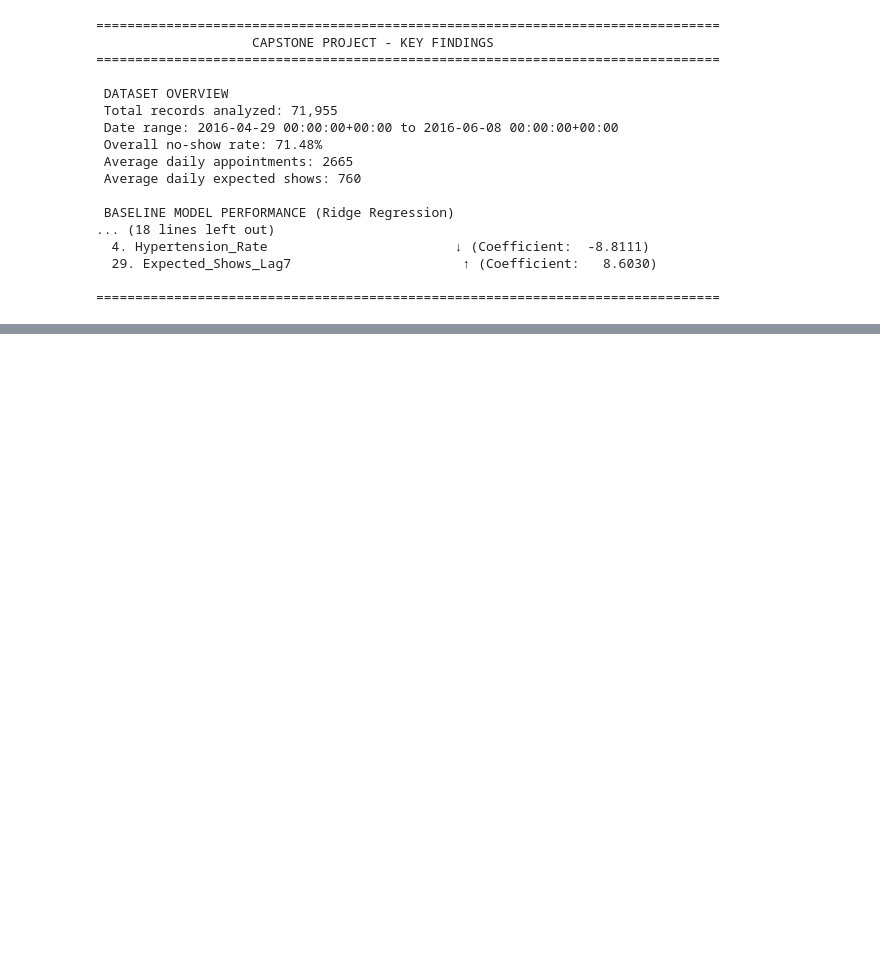
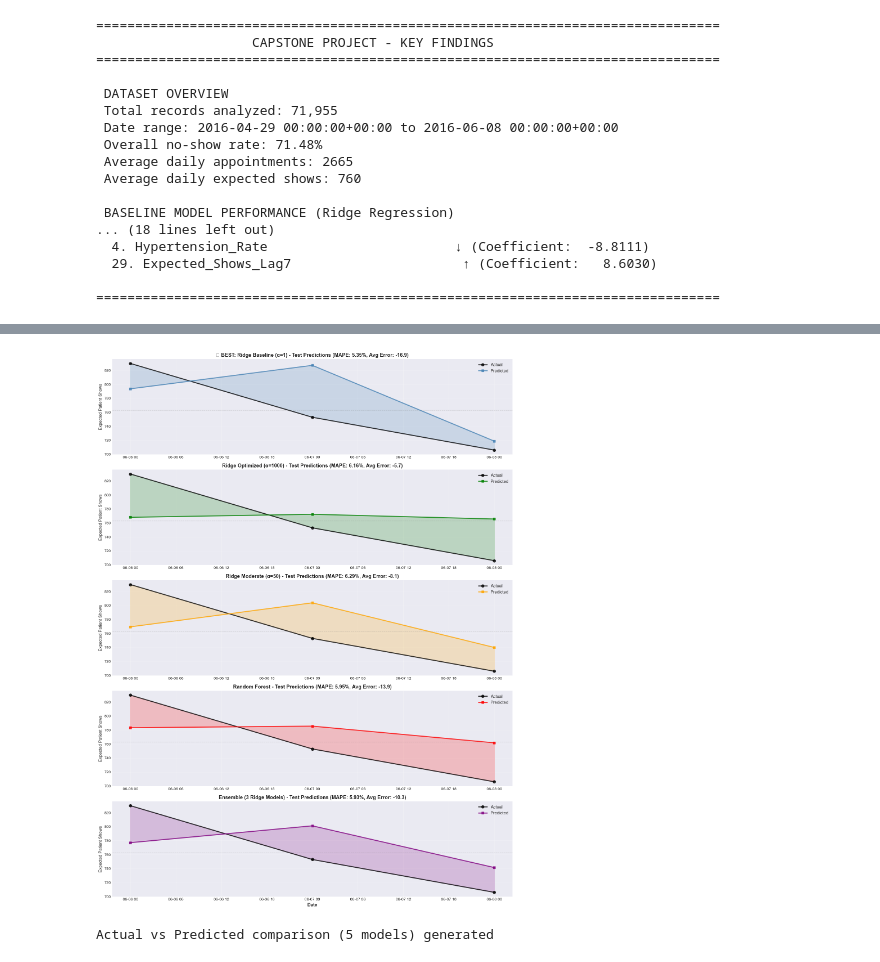
Before and after one commit to RajGemini11/Saravwerk, a Jupyter notebook: Capstone_Project/Hospital_Staff_Optimization_Model.ipynb, the cells around one changed output, grey strips where cells are left out. Drawn from its saved outputs; the diff is of its cells as text; code cells hidden in the pictures; blank space fills up the shorter version.

```diff
--- a/Capstone_Project/Hospital_Staff_Optimization_Model.ipynb
+++ b/Capstone_Project/Hospital_Staff_Optimization_Model.ipynb
@@ -1016,0 +1561,63 @@ Next Steps: Module 24 will explore advanced models and optimization.
+# %%
+##Visualization 2: Actual vs Predicted (All Models)
+# ============================================================================
+
+# 5-panel comparison: Actual vs Predicted for all models
+fig, axes = plt.subplots(5, 1, figsize=(15, 20))
+
+# Prepare data for plotting
+models_plot_data = [
+    ('Ridge Baseline (α=1)', y_test_pred,
+     models_comparison[models_comparison['Model'].str.contains('Baseline')]['Test_MAPE'].values[0],
+     'steelblue'),
+    (f'Ridge Optimized (α={best_alpha})', y_test_pred_ridge_opt,
+     models_comparison[models_comparison['Model'].str.contains('Optimized')]['Test_MAPE'].values[0],
+     'green'),
+    ('Ridge Moderate (α=50)',  y_test_pred_ridge_moderate,
+     models_comparison[models_comparison['Model'].str.contains('Moderate')]['Test_MAPE'].values[0],
+     'orange'),
+    ('Random Forest', y_test_pred_rf,
+     models_comparison[models_comparison['Model'].str.contains('Forest')]['Test_MAPE'].values[0],
+     'red'),
+    ('Ensemble (3 Ridge Models)', y_test_pred_ensemble,
+     models_comparison[models_comparison['Model'].str.contains('Ensemble')]['Test_MAPE'].values[0],
+     'purple')
+]
+
+for idx, (name, predictions, mape, color) in enumerate(models_plot_data):
+    # Plot actual
+    axes[idx].plot(y_test.index, y_test, label='Actual',
+                   color='black', linewidth=2.5, alpha=0.8, marker='o', markersize=7)
+
+    # Plot predicted
+    axes[idx].plot(y_test.index, predictions, label='Predicted',
+                   color=color, linewidth=2.5, alpha=0.8, marker='s', markersize=6)
+
+    # Fill between
+    axes[idx].fill_between(y_test.index, y_test, predictions,
+                           alpha=0.2, color=color)
+
+    # Calculate and show errors
+    errors = y_test - predictions
+    mean_error = errors.mean()
+
+    # Formatting
+    title_prefix = "⭐ BEST: " if mape == test_mapes.min() else ""
+    axes[idx].set_title(f'{title_prefix}{name} - Test Predictions (MAPE: {mape:.2f}%, Avg Error: {mean_error:.1f})',
+                        fontsize=13, fontweight='bold')
+    axes[idx].set_ylabel('Expected Patient Shows', fontsize=11)
+    axes[idx].legend(loc='best', fontsize=11)
+    axes[idx].grid(True, alpha=0.3)
+
+    # Add mean line
+    axes[idx].axhline(y=y_test.mean(), color='gray', linestyle='--',
+                      alpha=0.3, linewidth=1)
+
+axes[4].set_xlabel('Date', fontsize=12, fontweight='bold')
+plt.tight_layout()
+plt.show()
+
+print("Actual vs Predicted comparison (5 models) generated")
+# %% [output]
+[figure, added]
+Actual vs Predicted comparison (5 models) generated
```
Also changed, not shown: parts of 23 cells of this notebook, 15 other files.
